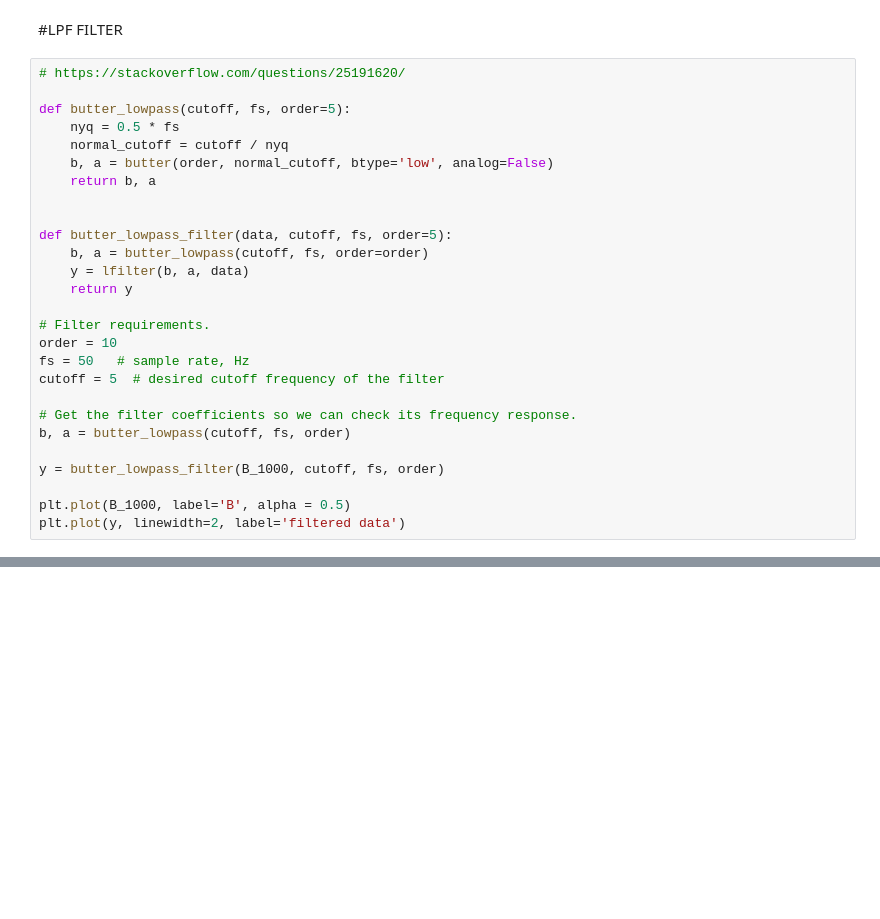
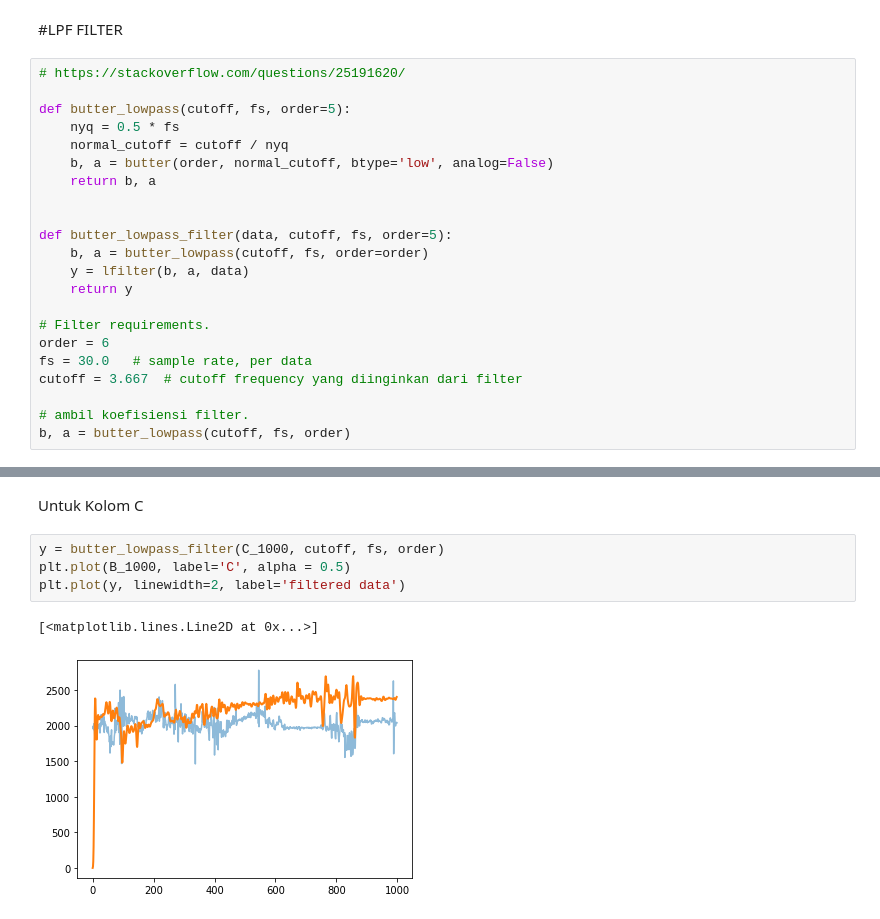
Before and after one commit to liezliez/Signal-Data-Filtering-IoT, a Jupyter notebook: Signal_Data_Filtering_MVA_LPF.ipynb, the cells around one changed output, grey strips where cells are left out. Saved outputs shown, nothing was run; the diff lists cells and outputs as text; blank space fills up the shorter version.

```diff
--- a/Signal_Data_Filtering_MVA_LPF.ipynb
+++ b/Signal_Data_Filtering_MVA_LPF.ipynb
@@ -82,14 +82,9 @@ def butter_lowpass_filter(data, cutoff, fs, order=5):
     return y
 
 # Filter requirements.
-order = 10
-fs = 50   # sample rate, Hz
-cutoff = 5  # desired cutoff frequency of the filter
+order = 6
+fs = 30.0   # sample rate, per data
+cutoff = 3.667  # cutoff frequency yang diinginkan dari filter
 
-# Get the filter coefficients so we can check its frequency response.
+# ambil koefisiensi filter.
 b, a = butter_lowpass(cutoff, fs, order)
-
-y = butter_lowpass_filter(B_1000, cutoff, fs, order)
-
-plt.plot(B_1000, label='B', alpha = 0.5)
-plt.plot(y, linewidth=2, label='filtered data')
@@ -98,0 +100,9 @@ plt.plot(y, linewidth=2, label='filtered data')
+# %% [markdown]
+Untuk Kolom C
+# %%
+y = butter_lowpass_filter(C_1000, cutoff, fs, order)
+plt.plot(B_1000, label='C', alpha = 0.5)
+plt.plot(y, linewidth=2, label='filtered data')
+# %% [output]
+[<matplotlib.lines.Line2D at 0x...>]
+[figure, added]
```
Also changed, not shown: parts of 4 cells of this notebook.
